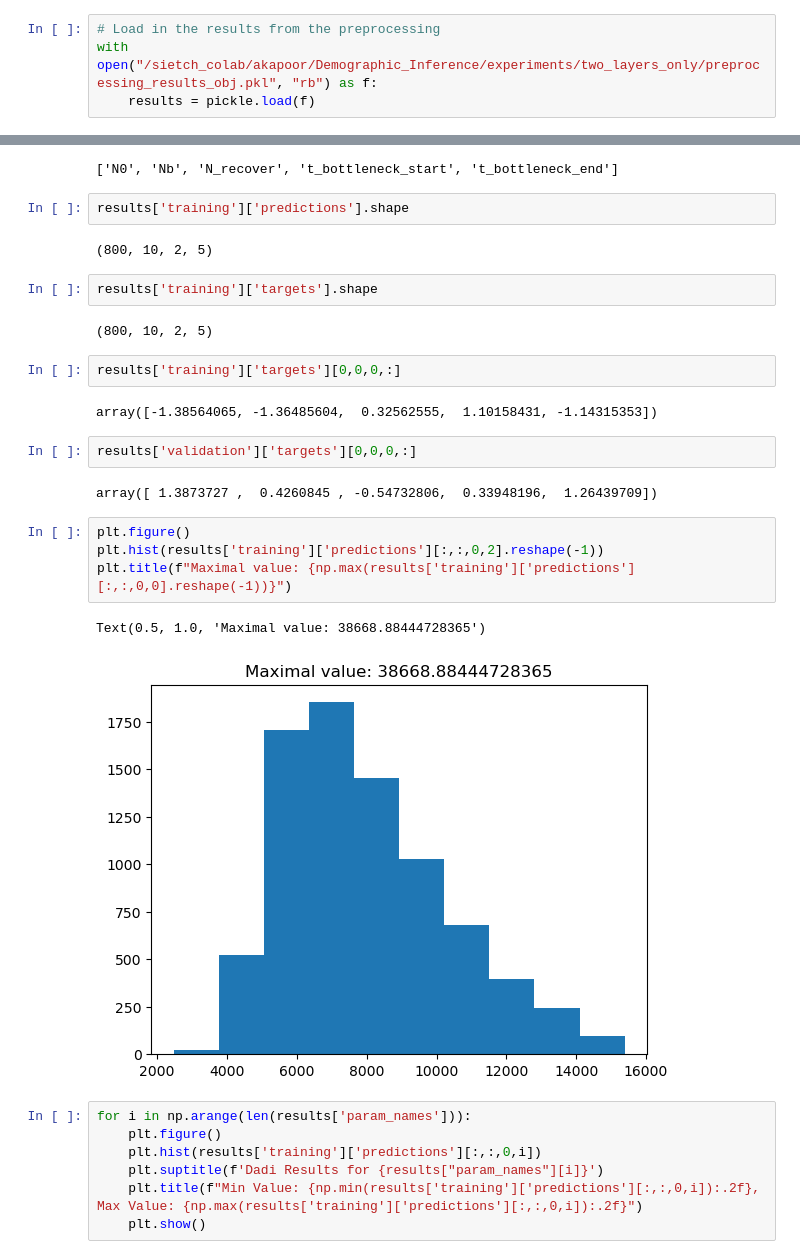
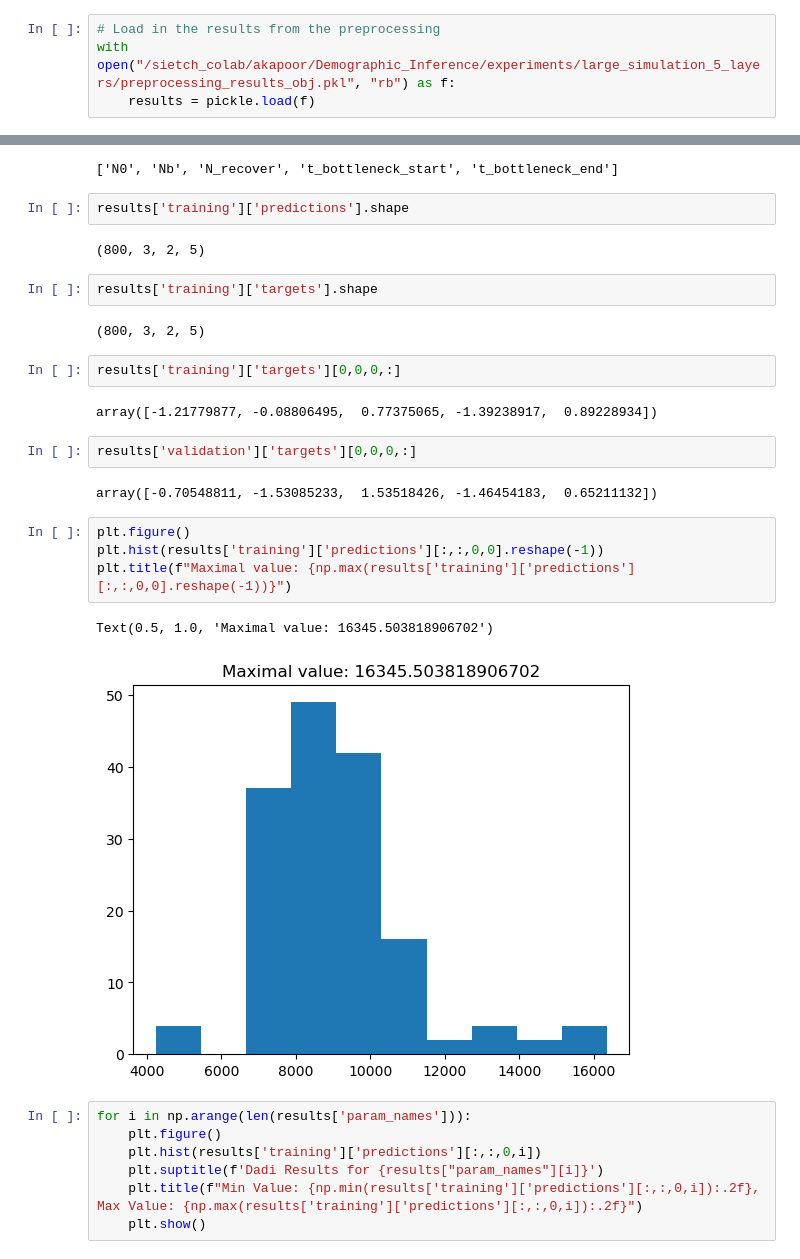
Before and after one commit to ak1376/Demographic_Inference, a Jupyter notebook: probing_inference.ipynb, the cells around one changed output, grey strips where cells are left out. Saved outputs shown, nothing was run; the diff lists cells and outputs as text.

```diff
--- a/probing_inference.ipynb
+++ b/probing_inference.ipynb
@@ -4,7 +4,7 @@ import matplotlib.pyplot as plt
 import numpy as np
 # %%
 # Load in the results from the preprocessing
-with open("/sietch_colab/akapoor/Demographic_Inference/experiments/two_layers_only/preprocessing_results_obj.pkl", "rb") as f:
+with open("/sietch_colab/akapoor/Demographic_Inference/experiments/large_simulation_5_layers/preprocessing_results_obj.pkl", "rb") as f:
     results = pickle.load(f)
 # %%
 results['param_names']
@@ -13,26 +13,26 @@ results['param_names']
 # %%
 results['training']['predictions'].shape
 # %% [output]
-(800, 10, 2, 5)
+(800, 3, 2, 5)
 # %%
 results['training']['targets'].shape
 # %% [output]
-(800, 10, 2, 5)
+(800, 3, 2, 5)
 # %%
 results['training']['targets'][0,0,0,:]
 # %% [output]
-array([-1.38564065, -1.36485604,  0.32562555,  1.10158431, -1.14315353])
+array([-1.21779877, -0.08806495,  0.77375065, -1.39238917,  0.89228934])
 # %%
 results['validation']['targets'][0,0,0,:]
 # %% [output]
-array([ 1.3873727 ,  0.4260845 , -0.54732806,  0.33948196,  1.26439709])
+array([-0.70548811, -1.53085233,  1.53518426, -1.46454183,  0.65211132])
 # %%
 plt.figure()
-plt.hist(results['training']['predictions'][:,:,0,2].reshape(-1))
+plt.hist(results['training']['predictions'][:,:,0,0].reshape(-1))
 plt.title(f"Maximal value: {np.max(results['training']['predictions'][:,:,0,0].reshape(-1))}")
 # %% [output]
-Text(0.5, 1.0, 'Maximal value: 38668.88444728365')
+Text(0.5, 1.0, 'Maximal value: 16345.503818906702')
-[figure, old version]
+[figure, new version]
 # %%
 for i in np.arange(len(results['param_names'])):
     plt.figure()
```
Also changed, not shown: parts of 4 cells of this notebook, 7 other files.
